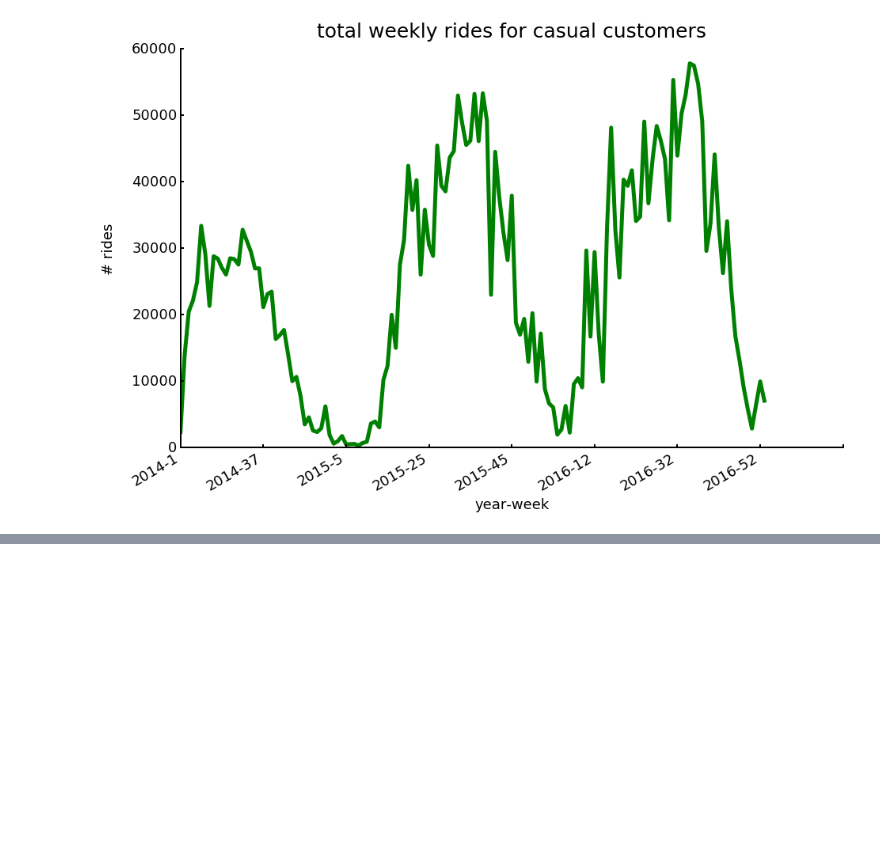
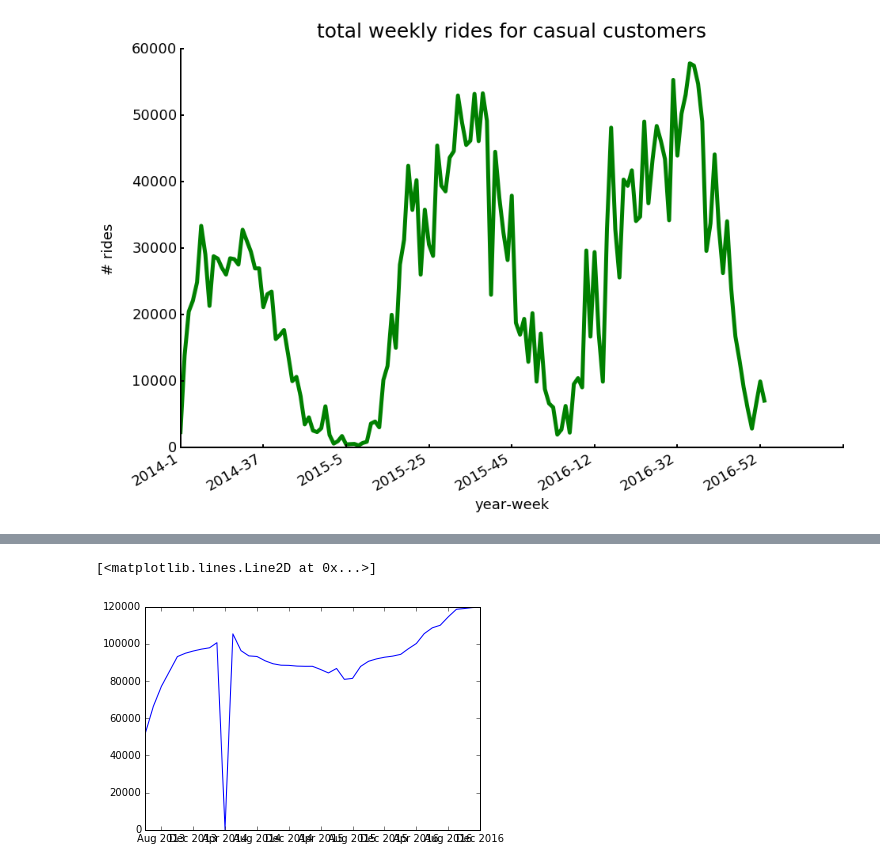
Before and after one commit to cleipski/Citibike, a Jupyter notebook: citibike_02.ipynb, the cells around one changed output, grey strips where cells are left out. Saved outputs shown, nothing was run; the diff lists cells and outputs as text; code cells hidden in the pictures; blank space fills up the shorter version.

```diff
--- a/citibike_02.ipynb
+++ b/citibike_02.ipynb
@@ -884,0 +1142,10 @@ ax.xaxis.set_ticks_position('bottom')
+# %%
+df_sales = pd.read_csv(os.path.join(data_dir,'citibike_sales.csv'))
+df_rides = pd.read_csv(os.path.join(data_dir,'monthly_totals_subscriber.csv'))
+# %%
+# convert year and month to datetime object
+df_sales['date'] = df_sales['year'].apply(str) + '-' + df_sales['month'].apply(str)
+df_sales['date'] = df_sales['date'].apply(pd.to_datetime)
+# convert year and month to datetime object
+df_rides['date'] = df_rides['yr'].apply(str) + '-' + df_rides['mth'].apply(str)
+df_rides['date'] = df_rides['date'].apply(pd.to_datetime)
@@ -884,0 +1170,5 @@ ax.xaxis.set_ticks_position('bottom')
+# %%
+plt.plot(df_sales['date'],df_sales['active_annual_members'])
+# %% [output]
+[<matplotlib.lines.Line2D at 0x...>]
+[figure, added]
```
Also changed, not shown: parts of 17 cells of this notebook.
